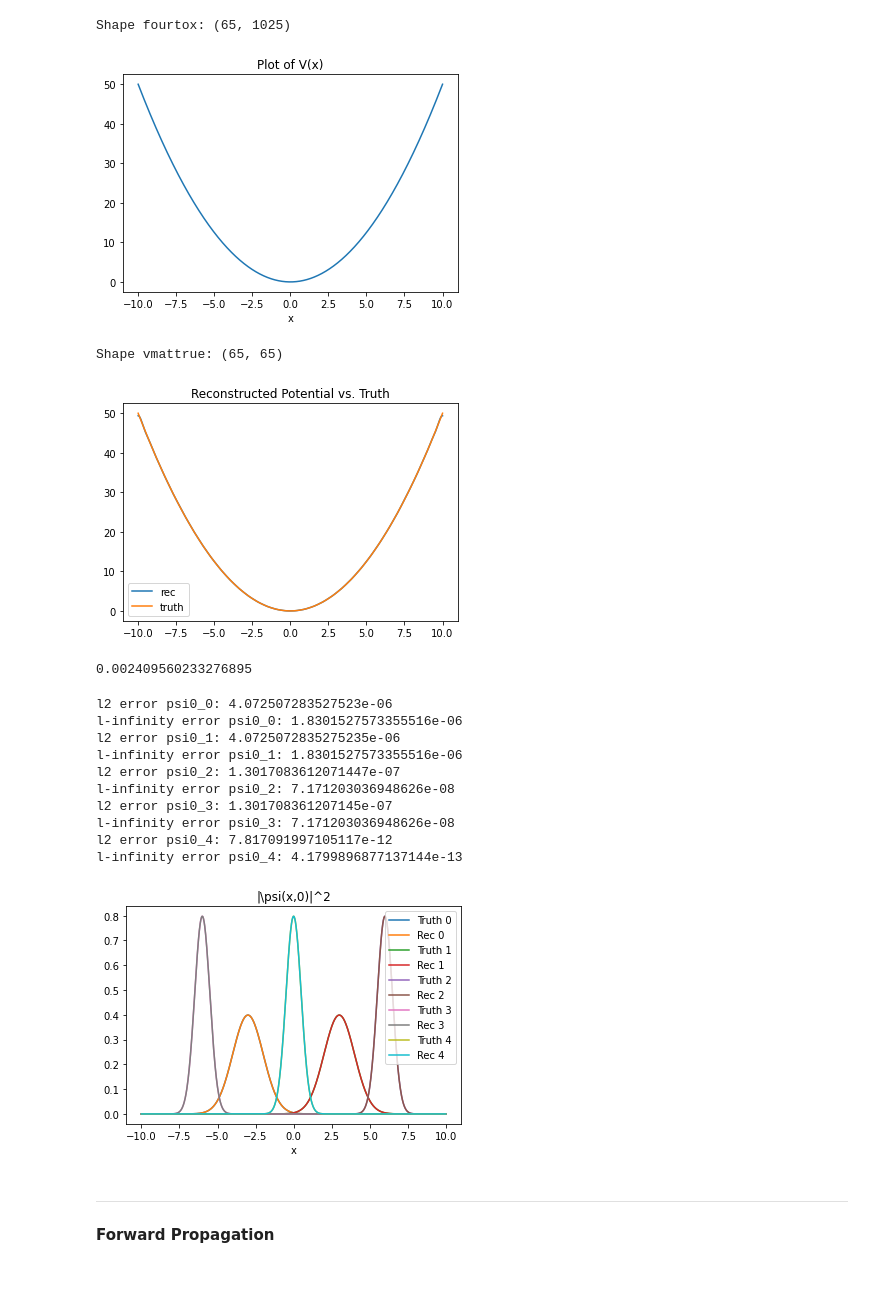
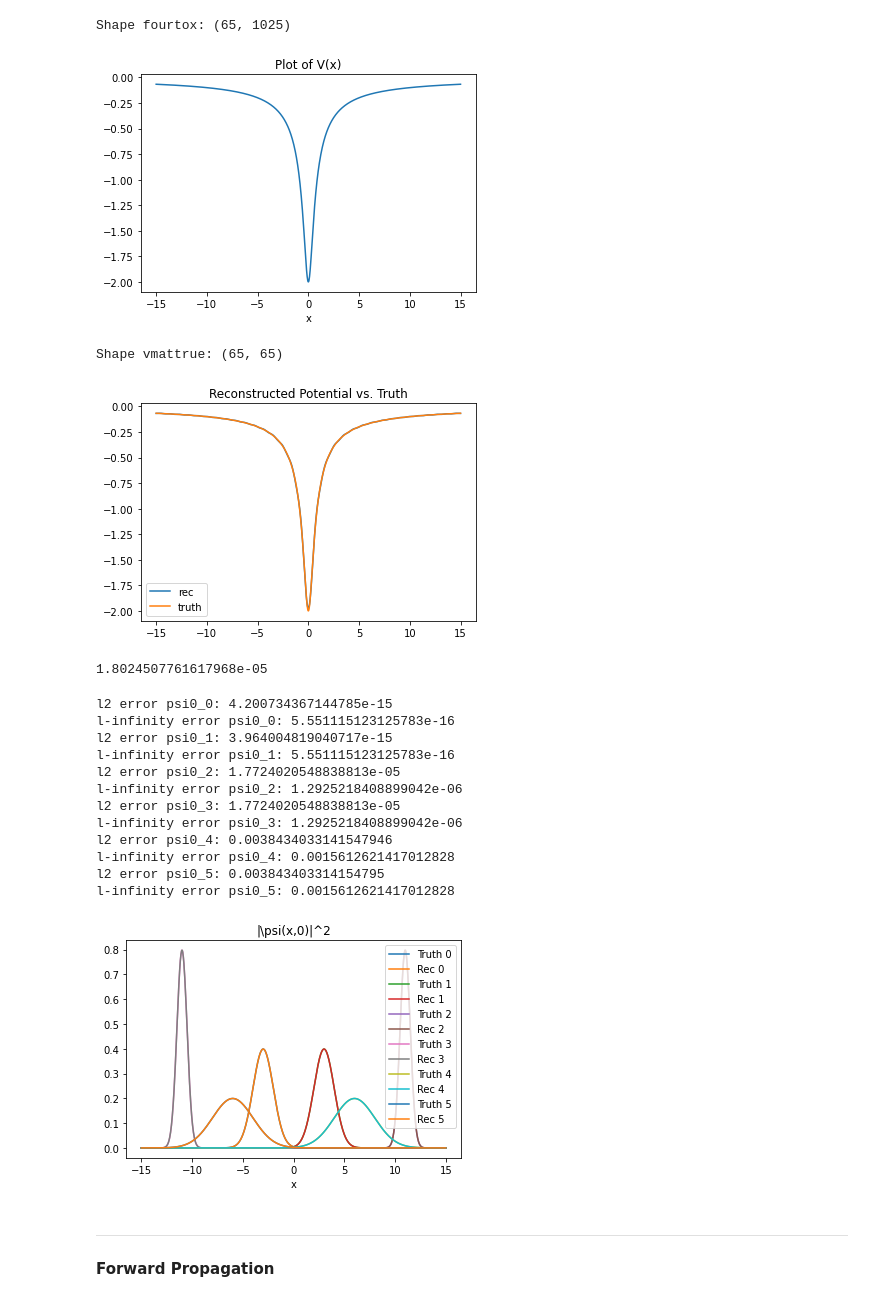
Before and after one commit to kbcollins/tdse, a Jupyter notebook: tdse-prob-density/tdse-prob-density-kbc.ipynb, the cells around one changed output. Cells and saved outputs as stored; diff of their text form; code cells hidden in the pictures.

```diff
--- a/tdse-prob-density/tdse-prob-density-kbc.ipynb
+++ b/tdse-prob-density/tdse-prob-density-kbc.ipynb
@@ -19,7 +19,7 @@ os.environ['XLA_PYTHON_CLIENT_PREALLOCATE']='false'
 <h1>Forward Problem</h1>
 # %%
 # size of spatial domain
-L = 10.0
+L = 15.0  # originally 10, increased by 50%
 # number of real space grid points (for plotting)
 numx = 1025
 # real space grid points (for plotting)
@@ -38,33 +38,32 @@ Shape fourtox: (65, 1025)
 # %%
 def v(z):
     # harmonic oscillator potential (should be exact for Chebyshev)
-    return 0.5 * z**2
+    # return 0.5 * z**2
     # symmetric double well potential
     # return 2.5e-3 * (z**2 - 25)**2
     # asymmetric double well potential
     # c0 = 4.35; c1 = 9.40e-1; c2 = -3.56e-1; c3 = -4.66e-2
     # c4 = 1.46e-2; c5 = 6.76e-4; c6 = -1.26e-4; c7 = -5.43e-6
     # c8 = 4.12e-7; c9 = 1.65e-8
     # x = z + 0.8
-    # return 0.5 * (c0 + c1*x + c2*x**2 + c3*x**3 + c4*x**4 + c5*x**5 \
-    #        + c6*x**6 + c7*x**7 + c8*x**8 + c9*x**9)
+    # return 0.5 * (c0 + c1*x + c2*x**2 + c3*x**3 + c4*x**4 + c5*x**5 + c6*x**6 + c7*x**7 + c8*x**8 + c9*x**9)
     # non-polynomial potentials
     # return np.sin(0.4 * z - 1)
     # return np.sin((0.5 * z)**2)
     # return 15 * (-np.cos(z) + np.sin((0.5 * z)**2 - 0.2 * z))
     # soft coulomb potential
-    # return -1 / np.sqrt(z**2 + 0.25)
+    return -1 / np.sqrt(z**2 + 0.25)
 
 # compute true potential on real space grid for plotting
 vxvec = v(xvec)
 
 # plot true potential
 plt.plot(xvec, vxvec)
 plt.title('Plot of V(x)')
 plt.xlabel('x')
 plt.show()
 # %% [output]
-[figure, old version]
+[figure, new version]
 # %%
 # compute the potential operator matrix
 
@@ -106,8 +105,8 @@ plt.show()
 
 print(np.mean(np.square(np.abs(vrecon - vxvec))))
 # %% [output]
-[figure, old version]
+[figure, new version]
-0.002409560233276895
+1.8024507761617968e-05
 # %%
 # define initial states and transform to Fourier basis
 
@@ -159,7 +164,7 @@ def mka0(psi0fn):
 # compute vector of initial states
 
 # pick initial un-normalized wave functions
-psi0fnvec = [psi0_0, psi0_1, psi0_2, psi0_3, psi0_4]
+psi0fnvec = [psi0_0, psi0_1, psi0_2, psi0_3, psi0_4, psi0_5]
 
 a0vec = []
 normpsi0xvec = []
@@ -184,17 +189,19 @@ plt.xlabel('x')
 plt.legend()
 plt.show()
 # %% [output]
-l2 error psi0_0: 4.072507283527523e-06
-l-infinity error psi0_0: 1.8301527573355516e-06
-l2 error psi0_1: 4.0725072835275235e-06
-l-infinity error psi0_1: 1.8301527573355516e-06
-l2 error psi0_2: 1.3017083612071447e-07
-l-infinity error psi0_2: 7.171203036948626e-08
-l2 error psi0_3: 1.301708361207145e-07
-l-infinity error psi0_3: 7.171203036948626e-08
-l2 error psi0_4: 7.817091997105117e-12
-l-infinity error psi0_4: 4.1799896877137144e-13
+l2 error psi0_0: 4.200734367144785e-15
+l-infinity error psi0_0: 5.551115123125783e-16
+l2 error psi0_1: 3.964004819040717e-15
+l-infinity error psi0_1: 5.551115123125783e-16
+l2 error psi0_2: 1.7724020548838813e-05
+l-infinity error psi0_2: 1.2925218408899042e-06
+l2 error psi0_3: 1.7724020548838813e-05
+l-infinity error psi0_3: 1.2925218408899042e-06
+l2 error psi0_4: 0.0038434033141547946
+l-infinity error psi0_4: 0.0015612621417012828
+l2 error psi0_5: 0.003843403314154795
+l-infinity error psi0_5: 0.0015612621417012828
-[figure, old version]
+[figure, new version]
 # %%
 # # define initial states and transform to Fourier basis
 #
```
Also changed, not shown: parts of 21 cells of this notebook.
